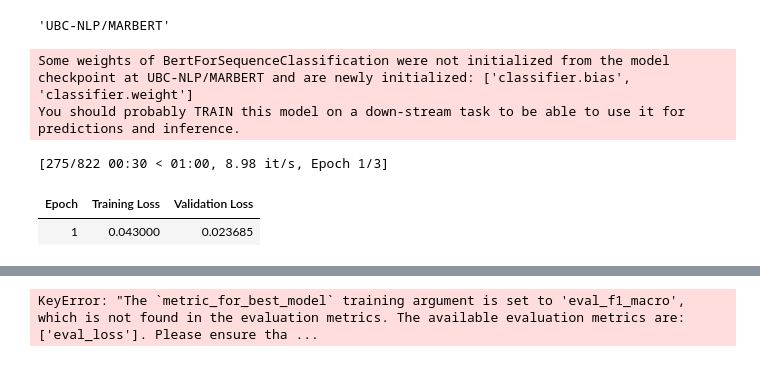
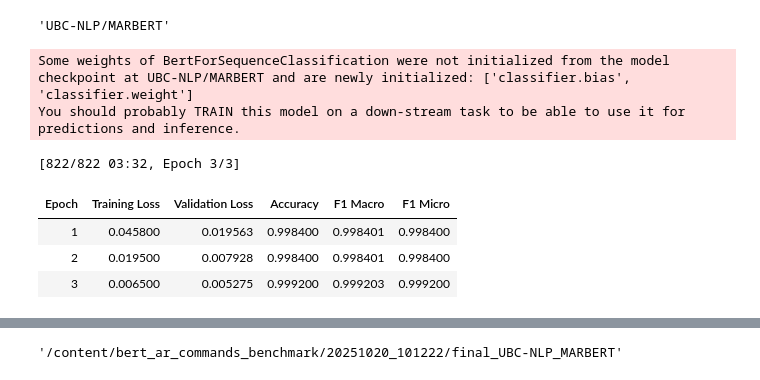
Before and after one commit to ebrahimhalaby/ebrahimsal, a Jupyter notebook: Arabic_Commands_BERT_Benchmark.ipynb, the cells around one changed output, grey strips where cells are left out. Cells and saved outputs as stored; diff of their text form; code cells hidden in the pictures.

```diff
--- a/Arabic_Commands_BERT_Benchmark.ipynb
+++ b/Arabic_Commands_BERT_Benchmark.ipynb
@@ -451,6 +451,7 @@ import os, json, numpy as np, torch
 from datasets import Dataset
 from sklearn.model_selection import StratifiedKFold
 from sklearn.utils.class_weight import compute_class_weight
+from sklearn.metrics import accuracy_score, f1_score
 from transformers import (
     AutoTokenizer, AutoModelForSequenceClassification,
     DataCollatorWithPadding, TrainingArguments, Trainer,
@@ -461,7 +462,7 @@ from transformers import (
 final_dir = f"{OUTPUT_ROOT}/{RUN_TAG}/final_{best_model.replace('/','_')}"
 os.makedirs(final_dir, exist_ok=True)
 
-# تحميل التوكنাইজر + إعداد طول أقصى مناسب للأوامر القصيرة
+# تحميل التوكنايزر + إعداد طول أقصى مناسب للأوامر القصيرة
 tok = AutoTokenizer.from_pretrained(best_model)
 MAXLEN = 64
 if hasattr(tok, "model_max_length"):
@@ -494,6 +495,18 @@ if USE_CLASS_WEIGHTS:
     cw = compute_class_weight("balanced", classes=np.arange(len(labels)), y=y)
     loss_weights = torch.tensor(cw, dtype=torch.float)
 
+# ✅ دالة المقاييس لإنتاج eval_f1_macro المطلوبة لـ metric_for_best_model
+def compute_metrics_builder():
+    def compute_metrics(eval_pred):
+        logits, labels_np = eval_pred
+        preds = np.argmax(logits, axis=-1)
+        return {
+            "accuracy": float(accuracy_score(labels_np, preds)),
+            "f1_macro": float(f1_score(labels_np, preds, average="macro")),
+            "f1_micro": float(f1_score(labels_np, preds, average="micro")),
+        }
+    return compute_metrics
+
 # ✅ تعديل توقيع compute_loss ليتقبل **kwargs (مثل num_items_in_batch)
 def compute_loss(model, inputs, return_outputs=False, **kwargs):
     labels_t = inputs.get("labels")
@@ -510,7 +523,7 @@ args = TrainingArguments(
     evaluation_strategy="epoch",
     save_strategy="epoch",
     load_best_model_at_end=True,
-    metric_for_best_model="f1_macro",
+    metric_for_best_model="f1_macro",   # ✅ سيبحث عن eval_f1_macro
     greater_is_better=True,
     learning_rate=LR,
     per_device_train_batch_size=BATCH,
@@ -528,7 +541,7 @@ trainer = Trainer(
     model=model, args=args,
     train_dataset=train_ds, eval_dataset=val_ds,
     tokenizer=tok, data_collator=data_collator,
-    compute_metrics=None,
+    compute_metrics=compute_metrics_builder(),               # ✅ مهم لتوليد eval_f1_macro
     callbacks=[EarlyStoppingCallback(early_stopping_patience=PATIENCE)]
 )
 trainer.compute_loss = compute_loss
@@ -551,33 +564,35 @@ with open(os.path.join(final_dir, "label_map.json"), "w", encoding="utf-8") as f
 
 # تصدير ONNX (مع محاور ديناميكية) + تكميم INT8 اختياري
 dummy = tok("اختبار", return_tensors="pt", truncation=True, max_length=MAXLEN)
 model.to("cpu").eval()
 onnx_path = os.path.join(final_dir, "model.onnx")
 torch.onnx.export(
     model,
     (dummy["input_ids"], dummy["attention_mask"]),
     onnx_path,
     input_names=["input_ids","attention_mask"],
     output_names=["logits"],
     dynamic_axes={
         "input_ids": {0: "batch", 1: "seq"},
         "attention_mask": {0: "batch", 1: "seq"},
         "logits": {0: "batch"}
     },
     opset_version=17
 )
 
 # التكميم (اختياري)
 try:
     from onnxruntime.quantization import quantize_dynamic, QuantType
     quantize_dynamic(onnx_path, os.path.join(final_dir, "model.int8.onnx"), weight_type=QuantType.QInt8)
 except Exception as e:
     print("Quantization skipped:", e)
 
 final_dir
 # %% [output]
 Some weights of BertForSequenceClassification were not initialized from the model checkpoint at UBC-NLP/MARBERT and are newly initialized: ['classifier.bias', 'classifier.weight']
 You should probably TRAIN this model on a down-stream task to be able to use it for predictions and inference.
-[275/822 00:30 < 01:00, 8.98 it/s, Epoch 1/3]
+[822/822 03:32, Epoch 3/3]
-| Epoch | Training Loss | Validation Loss |
-| 1 | 0.043000 | 0.023685 |
+| Epoch | Training Loss | Validation Loss | Accuracy | F1 Macro | F1 Micro |
+| 1 | 0.045800 | 0.019563 | 0.998400 | 0.998401 | 0.998400 |
+| 2 | 0.019500 | 0.007928 | 0.998400 | 0.998401 | 0.998400 |
+| 3 | 0.006500 | 0.005275 | 0.999200 | 0.999203 | 0.999200 |
@@ -585 +600 @@ early stopping required metric_for_best_model, but did not find eval_f1_macro so
-KeyError: "The `metric_for_best_model` training argument is set to 'eval_f1_macro', which is not found in the evaluation metrics. The available evaluation metrics are: ['eval_loss']. Please ensure tha ...
+'/content/bert_ar_commands_benchmark/20251020_101222/final_UBC-NLP_MARBERT'
```
Also changed, not shown: parts of 6 cells of this notebook.
